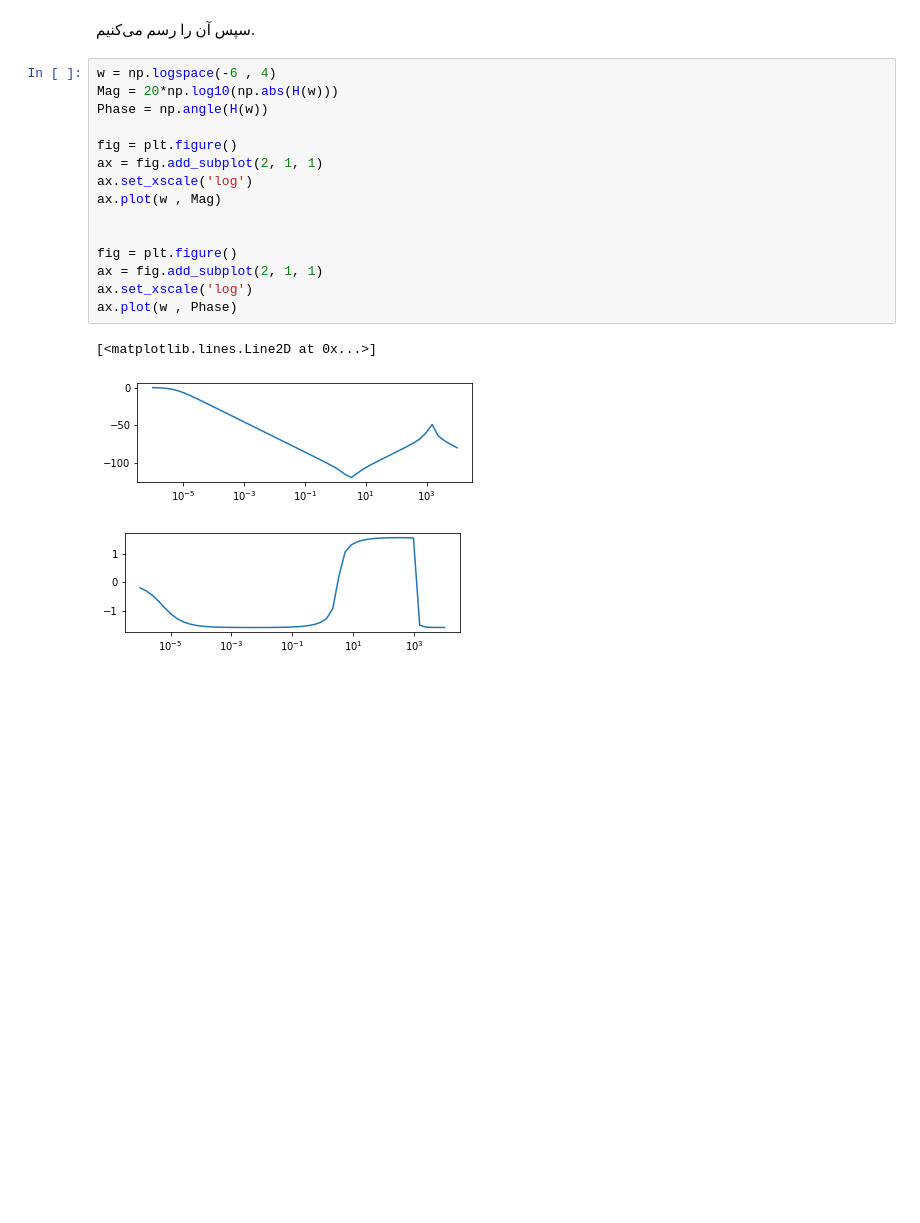
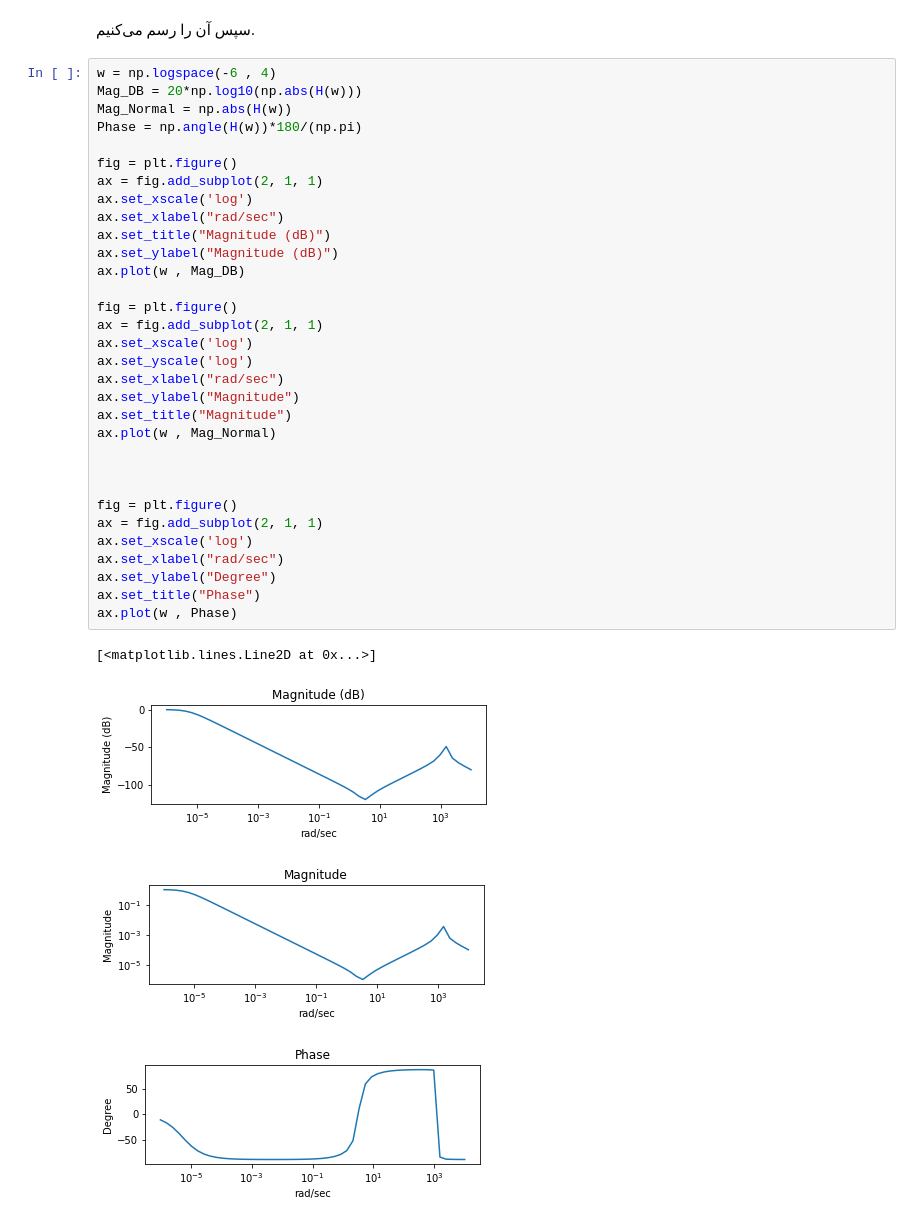
Before and after one commit to titansarus/signals-and-systems-spring21, a Jupyter notebook: HW4/Practical/HW4_97107212.ipynb, the cells around one changed output. Drawn from its saved outputs; the diff is of its cells as text; blank space fills up the shorter version.

```diff
--- a/HW4/Practical/HW4_97107212.ipynb
+++ b/HW4/Practical/HW4_97107212.ipynb
@@ -81,20 +81,38 @@ def H(w):
 </div>
 # %%
 w = np.logspace(-6 , 4)
-Mag = 20*np.log10(np.abs(H(w)))
-Phase = np.angle(H(w))
+Mag_DB = 20*np.log10(np.abs(H(w)))
+Mag_Normal = np.abs(H(w))
+Phase = np.angle(H(w))*180/(np.pi)
 
 fig = plt.figure()
 ax = fig.add_subplot(2, 1, 1)
 ax.set_xscale('log')
-ax.plot(w , Mag)
+ax.set_xlabel("rad/sec")
+ax.set_title("Magnitude (dB)")
+ax.set_ylabel("Magnitude (dB)")
+ax.plot(w , Mag_DB)
+
+fig = plt.figure()
+ax = fig.add_subplot(2, 1, 1)
+ax.set_xscale('log')
+ax.set_yscale('log')
+ax.set_xlabel("rad/sec")
+ax.set_ylabel("Magnitude")
+ax.set_title("Magnitude")
+ax.plot(w , Mag_Normal)
+
 
 
 fig = plt.figure()
 ax = fig.add_subplot(2, 1, 1)
 ax.set_xscale('log')
+ax.set_xlabel("rad/sec")
+ax.set_ylabel("Degree")
+ax.set_title("Phase")
 ax.plot(w , Phase)
 # %% [output]
 [<matplotlib.lines.Line2D at 0x...>]
-[figure, old version]
+[figure, new version]
-[figure, old version]
+[figure, new version]
+[figure, added]
```
